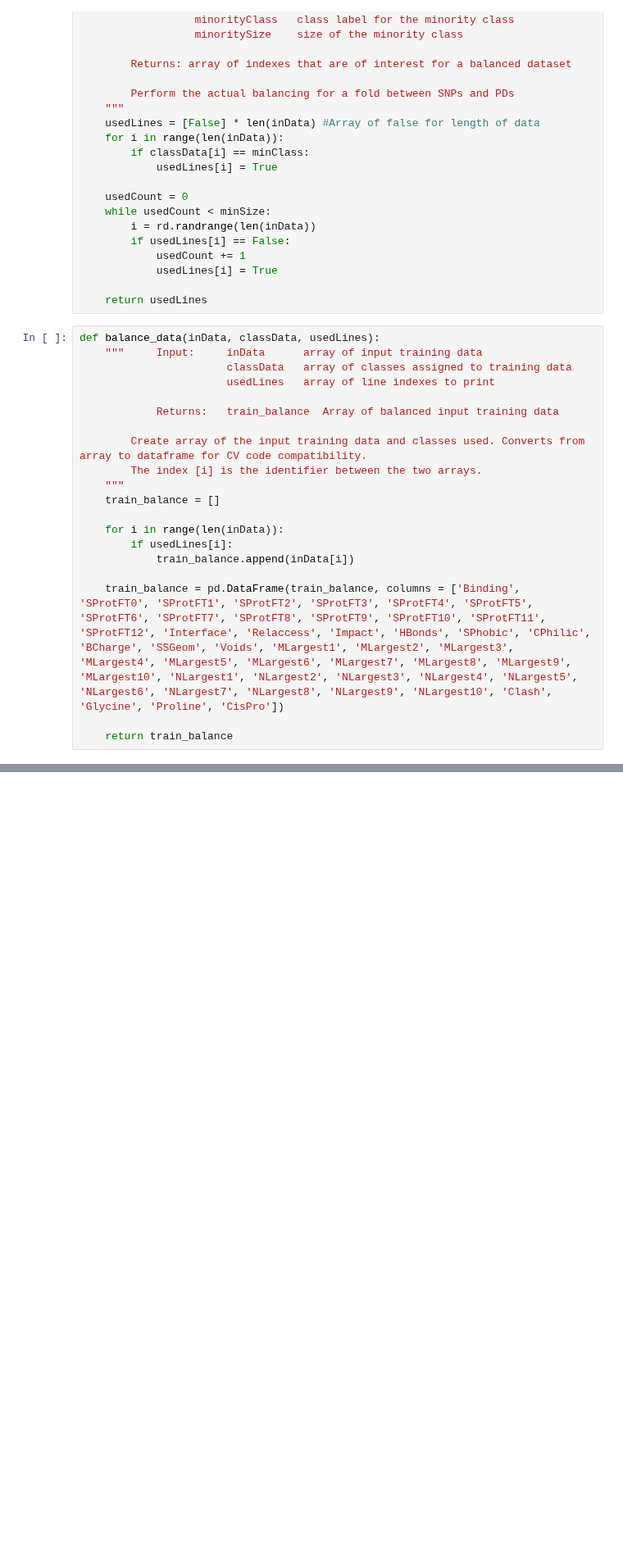
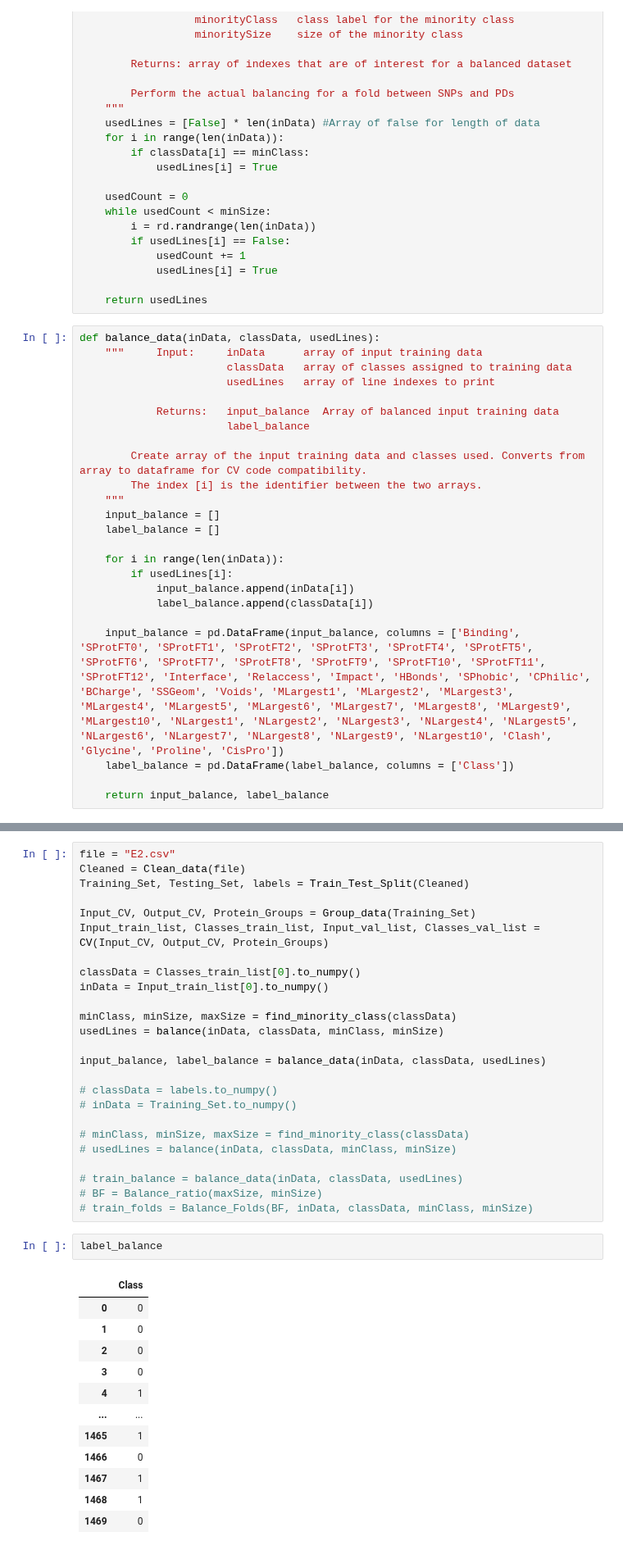
Before and after one commit to Shamin2512/SKL_E2, a Jupyter notebook: MutationClassification.ipynb, the cells around one changed output, grey strips where cells are left out. Shown at 82% size. Saved outputs shown, nothing was run; the diff lists cells and outputs as text; blank space fills up the shorter version.

```diff
--- a/MutationClassification.ipynb
+++ b/MutationClassification.ipynb
@@ -277,17 +269,21 @@ def balance_data(inData, classData, usedLines):
                        classData   array of classes assigned to training data
                        usedLines   array of line indexes to print
 
-            Returns:   train_balance  Array of balanced input training data
+            Returns:   input_balance  Array of balanced input training data
+                       label_balance
 
         Create array of the input training data and classes used. Converts from array to dataframe for CV code compatibility.
         The index [i] is the identifier between the two arrays.
     """
-    train_balance = []
+    input_balance = []
+    label_balance = []
 
     for i in range(len(inData)):
         if usedLines[i]:
-            train_balance.append(inData[i])
+            input_balance.append(inData[i])
+            label_balance.append(classData[i])
 
-    train_balance = pd.DataFrame(train_balance, columns = ['Binding', 'SProtFT0', 'SProtFT1', 'SProtFT2', 'SProtFT3', 'SProtFT4', 'SProtFT5', 'SProtFT6', 'SProtFT7', 'SProtFT8', 'SProtFT9', 'SProtFT10', 'SProtFT11', 'SProtFT12', 'Interface', 'Relaccess', 'Impact', 'HBonds', 'SPhobic', 'CPhilic', 'BCharge', 'SSGeom', 'Voids', 'MLargest1', 'MLargest2', 'MLargest3', 'MLargest4', 'MLargest5', 'MLargest6', 'MLargest7', 'MLargest8', 'MLargest9', 'MLargest10', 'NLargest1', 'NLargest2', 'NLargest3', 'NLargest4', 'NLargest5', 'NLargest6', 'NLargest7', 'NLargest8', 'NLargest9', 'NLargest10', 'Clash', 'Glycine', 'Proline', 'CisPro'])
+    input_balance = pd.DataFrame(input_balance, columns = ['Binding', 'SProtFT0', 'SProtFT1', 'SProtFT2', 'SProtFT3', 'SProtFT4', 'SProtFT5', 'SProtFT6', 'SProtFT7', 'SProtFT8', 'SProtFT9', 'SProtFT10', 'SProtFT11', 'SProtFT12', 'Interface', 'Relaccess', 'Impact', 'HBonds', 'SPhobic', 'CPhilic', 'BCharge', 'SSGeom', 'Voids', 'MLargest1', 'MLargest2', 'MLargest3', 'MLargest4', 'MLargest5', 'MLargest6', 'MLargest7', 'MLargest8', 'MLargest9', 'MLargest10', 'NLargest1', 'NLargest2', 'NLargest3', 'NLargest4', 'NLargest5', 'NLargest6', 'NLargest7', 'NLargest8', 'NLargest9', 'NLargest10', 'Clash', 'Glycine', 'Proline', 'CisPro'])
+    label_balance = pd.DataFrame(label_balance, columns = ['Class'])
 
-    return train_balance
+    return input_balance, label_balance
@@ -295,0 +290,40 @@ train_balance
+# %%
+file = "E2.csv"
+Cleaned = Clean_data(file)
+Training_Set, Testing_Set, labels = Train_Test_Split(Cleaned)
+
+Input_CV, Output_CV, Protein_Groups = Group_data(Training_Set)
+Input_train_list, Classes_train_list, Input_val_list, Classes_val_list = CV(Input_CV, Output_CV, Protein_Groups)
+
+classData = Classes_train_list[0].to_numpy()
+inData = Input_train_list[0].to_numpy()
+
+minClass, minSize, maxSize = find_minority_class(classData)
+usedLines = balance(inData, classData, minClass, minSize)
+
+input_balance, label_balance = balance_data(inData, classData, usedLines)
+
+# classData = labels.to_numpy()
+# inData = Training_Set.to_numpy()
+
+# minClass, minSize, maxSize = find_minority_class(classData)
+# usedLines = balance(inData, classData, minClass, minSize)
+
+# train_balance = balance_data(inData, classData, usedLines)
+# BF = Balance_ratio(maxSize, minSize)
+# train_folds = Balance_Folds(BF, inData, classData, minClass, minSize)
+# %%
+label_balance
+# %% [output]
+|  | Class |
+| 0 | 0 |
+| 1 | 0 |
+| 2 | 0 |
+| 3 | 0 |
+| 4 | 1 |
+| ... | ... |
+| 1465 | 1 |
+| 1466 | 0 |
+| 1467 | 1 |
+| 1468 | 1 |
+| 1469 | 0 |
```
Also changed, not shown: parts of 7 cells of this notebook.
